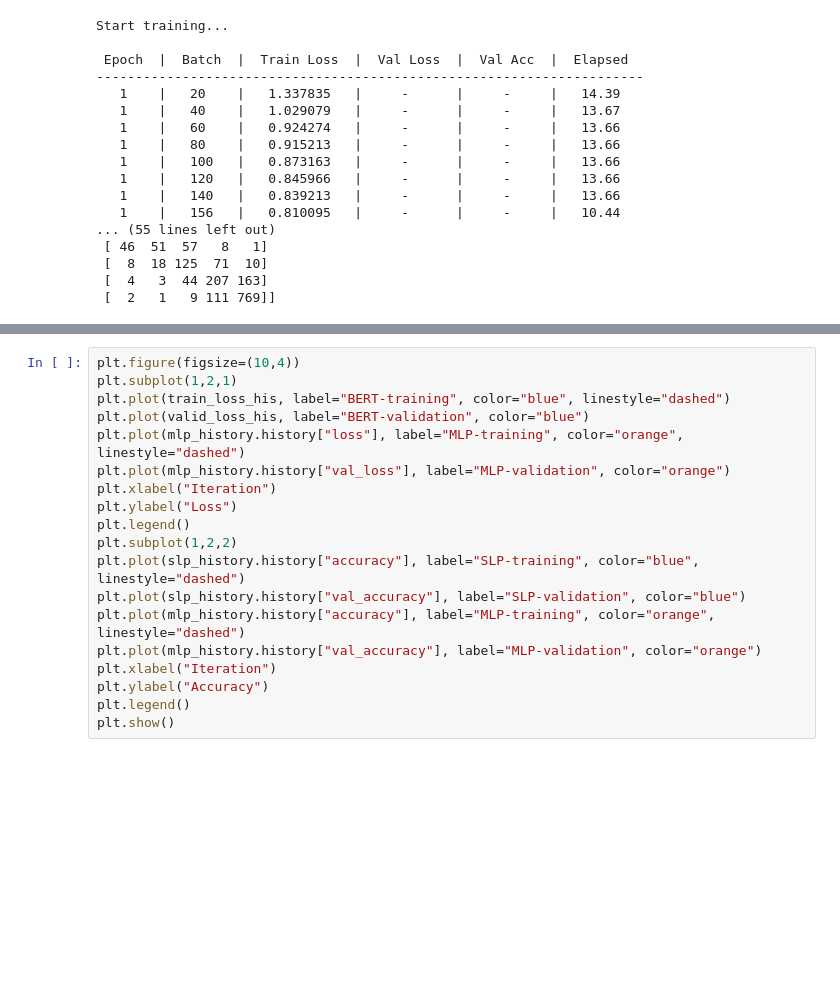
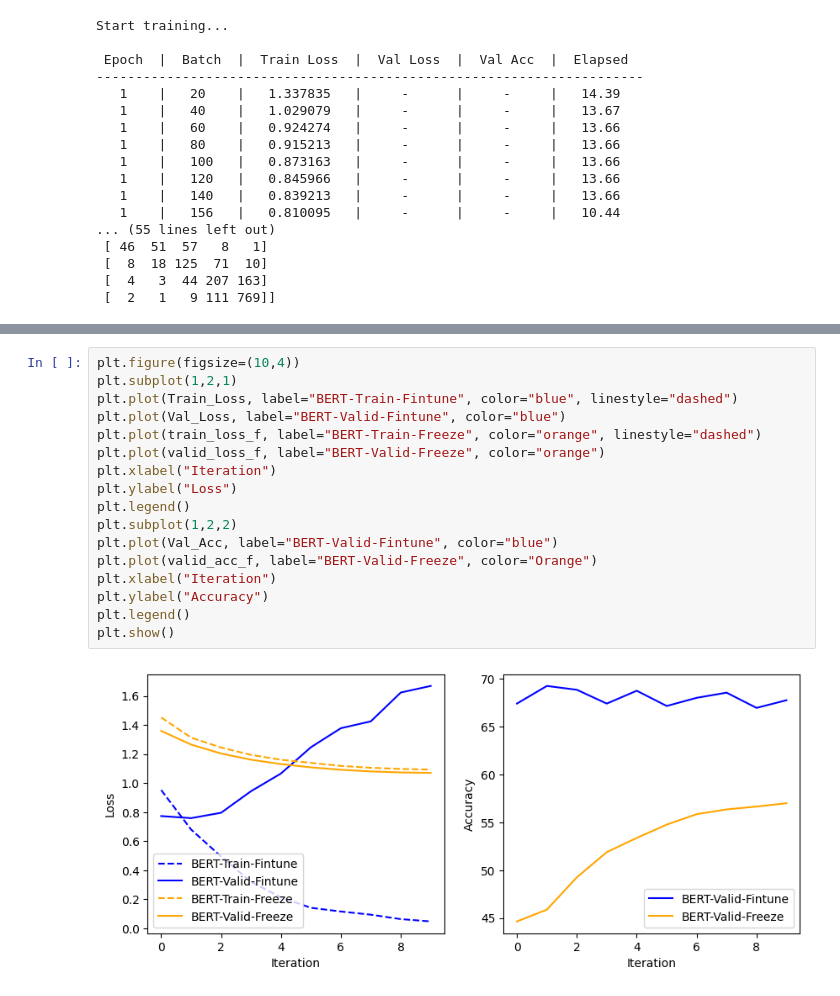
Before and after one commit to YanggWendy/sentiment-analysis, a Jupyter notebook: SVM_and_Bert.ipynb, the cells around one changed output, grey strips where cells are left out. Drawn from its saved outputs; the diff is of its cells as text; blank space fills up the shorter version.

```diff
--- a/SVM_and_Bert.ipynb
+++ b/SVM_and_Bert.ipynb
@@ -1146,19 +1225,19 @@ plt.legend()
 # %%
 plt.figure(figsize=(10,4))
 plt.subplot(1,2,1)
-plt.plot(train_loss_his, label="BERT-training", color="blue", linestyle="dashed")
-plt.plot(valid_loss_his, label="BERT-validation", color="blue")
-plt.plot(mlp_history.history["loss"], label="MLP-training", color="orange", linestyle="dashed")
-plt.plot(mlp_history.history["val_loss"], label="MLP-validation", color="orange")
+plt.plot(Train_Loss, label="BERT-Train-Fintune", color="blue", linestyle="dashed")
+plt.plot(Val_Loss, label="BERT-Valid-Fintune", color="blue")
+plt.plot(train_loss_f, label="BERT-Train-Freeze", color="orange", linestyle="dashed")
+plt.plot(valid_loss_f, label="BERT-Valid-Freeze", color="orange")
 plt.xlabel("Iteration")
 plt.ylabel("Loss")
 plt.legend()
 plt.subplot(1,2,2)
-plt.plot(slp_history.history["accuracy"], label="SLP-training", color="blue", linestyle="dashed")
-plt.plot(slp_history.history["val_accuracy"], label="SLP-validation", color="blue")
-plt.plot(mlp_history.history["accuracy"], label="MLP-training", color="orange", linestyle="dashed")
-plt.plot(mlp_history.history["val_accuracy"], label="MLP-validation", color="orange")
+plt.plot(Val_Acc, label="BERT-Valid-Fintune", color="blue")
+plt.plot(valid_acc_f, label="BERT-Valid-Freeze", color="Orange")
 plt.xlabel("Iteration")
 plt.ylabel("Accuracy")
 plt.legend()
 plt.show()
+# %% [output]
+[figure, added]
```
Also changed, not shown: parts of 19 cells of this notebook.
